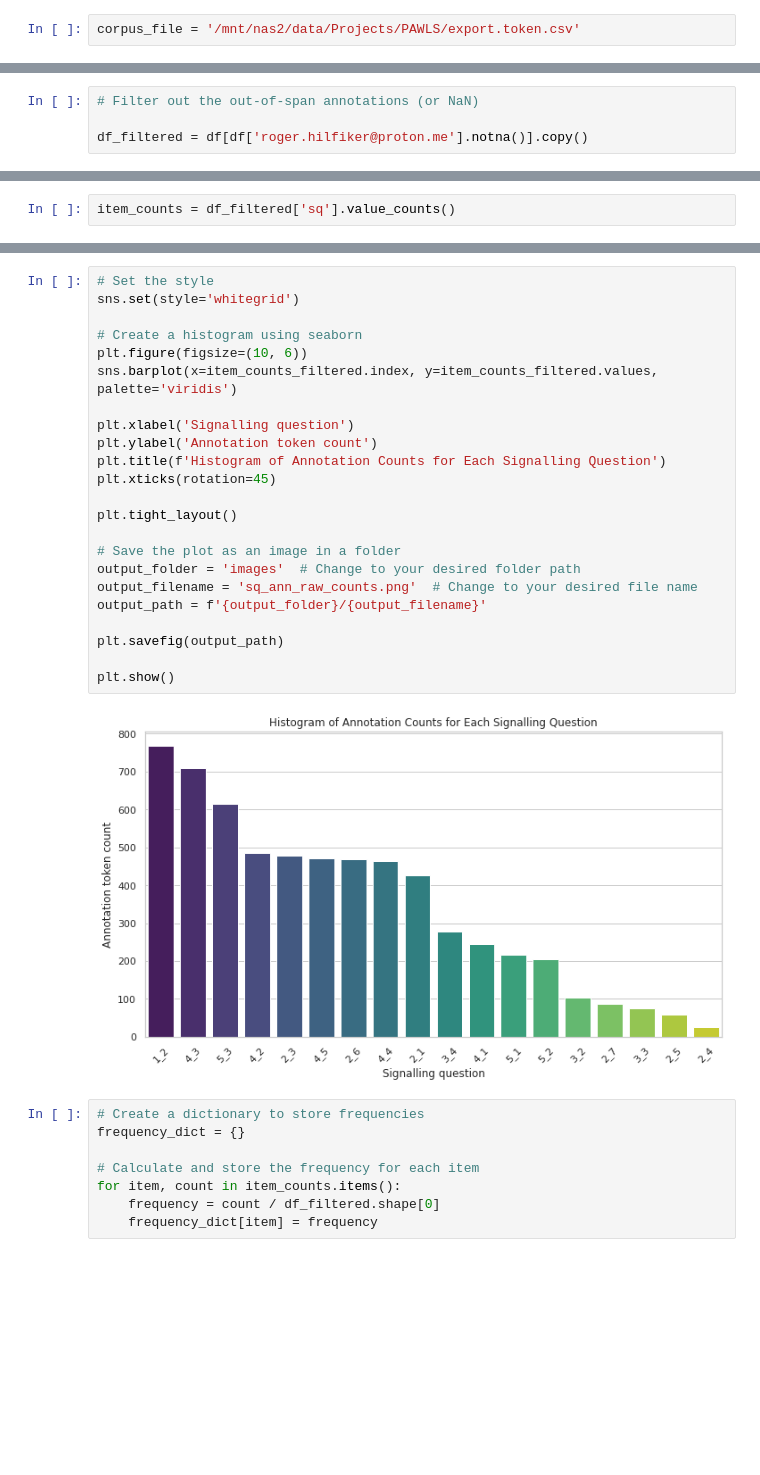
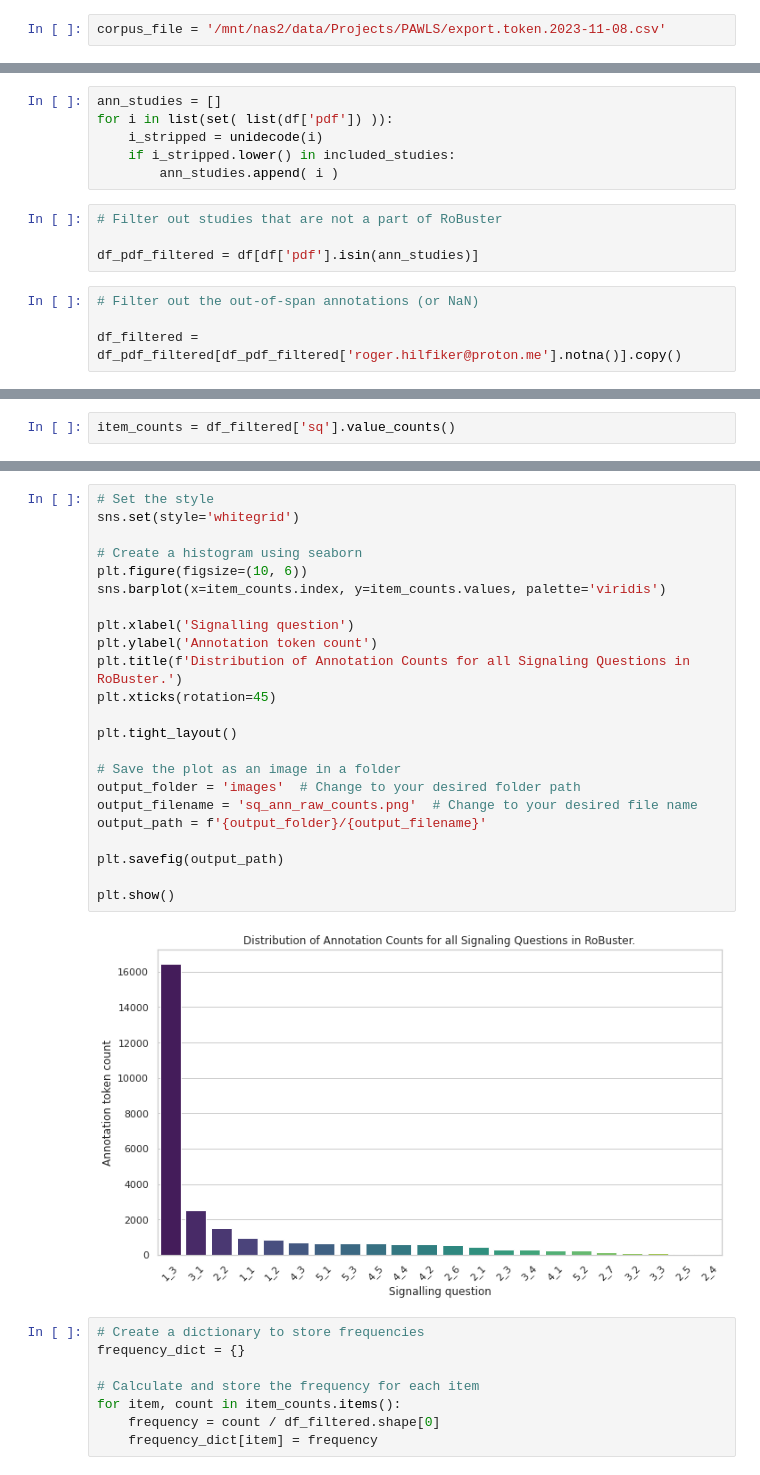
Before and after one commit to anjani-dhrangadhariya/RoBuster, a Jupyter notebook: corpus_characteristics/corpus.ipynb, the cells around one changed output, grey strips where cells are left out. Cells and saved outputs as stored; diff of their text form; blank space fills up the shorter version.

```diff
--- a/corpus_characteristics/corpus.ipynb
+++ b/corpus_characteristics/corpus.ipynb
@@ -11,3 +64,3 @@ from collections import Counter
 # %%
-corpus_file = '/mnt/nas2/data/Projects/PAWLS/export.token.csv'
+corpus_file = '/mnt/nas2/data/Projects/PAWLS/export.token.2023-11-08.csv'
 # %%
@@ -21,10 +74,20 @@ df.head()
 | 2 | Zoheiry_2017_Stair_Climb_Hilfiker | 0 | 2 | Article | 105.8262 | 146.5782 | 139.3062 | 158.5782 | NaN |
 | 3 | Zoheiry_2017_Stair_Climb_Hilfiker | 0 | 3 | Effect | 62.3622 | 169.4811 | 105.8482 | 186.4811 | NaN |
 | 4 | Zoheiry_2017_Stair_Climb_Hilfiker | 0 | 4 | of | 110.0982 | 169.4811 | 125.9762 | 186.4811 | NaN |
+# %%
+ann_studies = []
+for i in list(set( list(df['pdf']) )):
+    i_stripped = unidecode(i)
+    if i_stripped.lower() in included_studies:
+        ann_studies.append( i )
+# %%
+# Filter out studies that are not a part of RoBuster
+
+df_pdf_filtered = df[df['pdf'].isin(ann_studies)]
 # %%
 # Filter out the out-of-span annotations (or NaN)
 
-df_filtered = df[df['roger.hilfiker@proton.me'].notna()].copy()
+df_filtered = df_pdf_filtered[df_pdf_filtered['roger.hilfiker@proton.me'].notna()].copy()
 # %%
 df_filtered.head()
 # %% [output]
@@ -59,28 +143,28 @@ item_counts_filtered = item_counts.drop(to_remove)
 # %%
 # Set the style
 sns.set(style='whitegrid')
 
 # Create a histogram using seaborn
 plt.figure(figsize=(10, 6))
-sns.barplot(x=item_counts_filtered.index, y=item_counts_filtered.values, palette='viridis')
+sns.barplot(x=item_counts.index, y=item_counts.values, palette='viridis')
 
 plt.xlabel('Signalling question')
 plt.ylabel('Annotation token count')
-plt.title(f'Histogram of Annotation Counts for Each Signalling Question')
+plt.title(f'Distribution of Annotation Counts for all Signaling Questions in RoBuster.')
 plt.xticks(rotation=45)
 
 plt.tight_layout()
 
 # Save the plot as an image in a folder
 output_folder = 'images'  # Change to your desired folder path
 output_filename = 'sq_ann_raw_counts.png'  # Change to your desired file name
 output_path = f'{output_folder}/{output_filename}'
 
 plt.savefig(output_path)
 
 plt.show()
 # %% [output]
-[figure, old version]
+[figure, new version]
 # %%
 # Create a dictionary to store frequencies
 frequency_dict = {}
```
Also changed, not shown: parts of 14 cells of this notebook.
